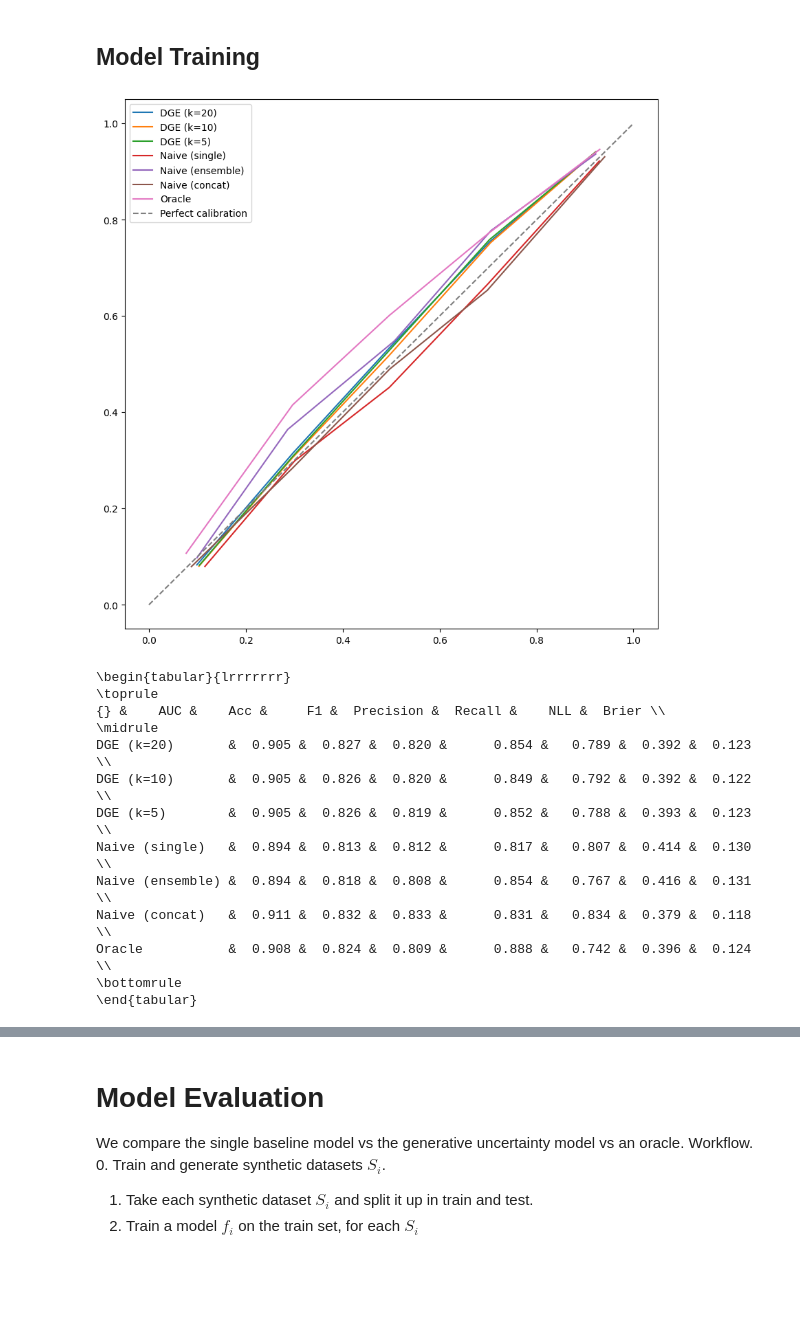
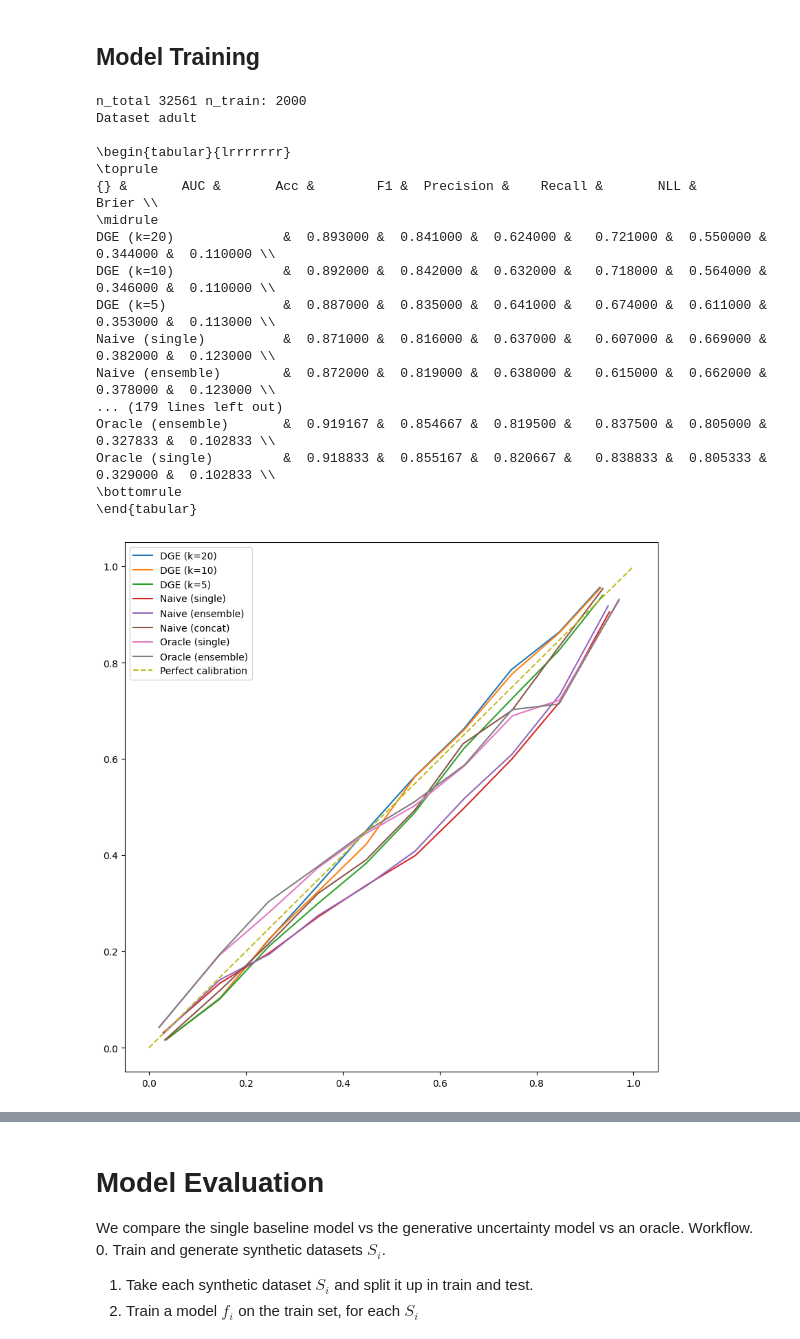
Before and after one commit to bvanbreugel/deep_generative_ensemble, a Jupyter notebook: uncertainty.ipynb, the cells around one changed output, grey strips where cells are left out. Cells and saved outputs as stored; diff of their text form; code cells hidden in the pictures; blank space fills up the shorter version.

Commit message:
results model training

```diff
--- a/uncertainty.ipynb
+++ b/uncertainty.ipynb
@@ -44,12 +44,13 @@ importlib.reload(DGE_utils)
 # %%
 from DGE_data import get_real_and_synthetic
 
-datasets = ['moons', 'cal_housing', 'seer', 'cutract', 'diabetes', 'breast_cancer', 'wine', 'iris', 'covtype']
+datasets = ['adult', 'moons', 'circles','cal_housing', 'seer', 'cutract', 'diabetes', 'breast_cancer']
 model_name = 'ctgan'  # synthetic data model
 
 nsyn = None  # number of synthetic data points per synthetic dataset. Defaults to same as generative training size if None
 p_train = None  # proportion of training data for generative model. Default values if None
 n_models = 20  # number of models in ensemble
+max_n = 2000 # maximum number of data points to use for training generative model.
 
 load = True  # results
 load_syn = True  # data
@@ -58,7 +59,7 @@ save = True  # save results and data
 verbose = False
 
 for dataset in datasets:
-
+    print('Dataset:', dataset)
     workspace_folder = os.path.join("workspace", dataset,model_name)
     results_folder = os.path.join("uncertainty_results",dataset,model_name)
 
@@ -67,9 +68,11 @@ for dataset in datasets:
                                         n_models=n_models,
                                         model_name=model_name,
                                         load_syn=load_syn,
-                                        verbose=verbose)
+                                        verbose=verbose,
+                                        max_n=max_n)
 
 
     nsyn = len(X_syns[0])
     print('Shape of each synthetic dataset:', X_syns[0].shape)
+    print('Target type:', X_gt.targettype)
 # %% [output]
@@ -91,51 +99,70 @@ Shape of each synthetic dataset: (341, 31)
 ## Model Training
 # %%
 from DGE_experiments import predictive_experiment
+import pandas as pd
+
 
 all_scores = []
+class_datasets = []
 dataset_type = 'classification'
 
 for dataset in datasets:
-
     workspace_folder = os.path.join("workspace", dataset,model_name)
     results_folder = os.path.join("uncertainty_results",dataset,model_name)
 
     X_gt, X_syns = get_real_and_synthetic(dataset=dataset,
                                         p_train=p_train,
                                         n_models=n_models,
                                         model_name=model_name,
                                         load_syn=load_syn,
-                                        verbose=verbose)
+                                        verbose=verbose,
+                                        max_n=max_n)
     if X_gt.targettype != dataset_type:
         continue
+    else:
+        class_datasets.append(dataset)
+
+    print(f'Dataset {dataset}\n')
 
     y_preds, scores = predictive_experiment(X_gt,
                       X_syns,
                       workspace_folder=workspace_folder,
                       results_folder=results_folder,
                       save=save,
-                      load=load)
+                      load=load,
+                      #ensemble_baseline=True,
+                      )
 
+    print(scores.to_latex())
 
-    print(f'Dataset {dataset}\n', scores.to_latex())
     all_scores.append(scores)
 
 print('All scores:')
-all_scores = pd.concat(all_scores)
-df_mean = all_scores.groupby(level=0).mean()
+
+def mean_across_pandas(dfs):
+    dfs = pd.concat(dfs)
+    df_mean = dfs.groupby(level=0).mean()
+    return df_mean
+
+df_mean = mean_across_pandas(all_scores)
+df_mean.round(3)
 print(df_mean.to_latex())
 # %% [output]
+n_total 32561 n_train: 2000
+Dataset adult
+
+\begin{tabular}{lrrrrrrr}
+\toprule
+{} &       AUC &       Acc &        F1 &  Precision &    Recall &       NLL &     Brier \\
+\midrule
+DGE (k=20)              &  0.893000 &  0.841000 &  0.624000 &   0.721000 &  0.550000 &  0.344000 &  0.110000 \\
+DGE (k=10)              &  0.892000 &  0.842000 &  0.632000 &   0.718000 &  0.564000 &  0.346000 &  0.110000 \\
+DGE (k=5)               &  0.887000 &  0.835000 &  0.641000 &   0.674000 &  0.611000 &  0.353000 &  0.113000 \\
+Naive (single)          &  0.871000 &  0.816000 &  0.637000 &   0.607000 &  0.669000 &  0.382000 &  0.123000 \\
+Naive (ensemble)        &  0.872000 &  0.819000 &  0.638000 &   0.615000 &  0.662000 &  0.378000 &  0.123000 \\
+... (179 lines left out)
+Oracle (ensemble)       &  0.919167 &  0.854667 &  0.819500 &   0.837500 &  0.805000 &  0.327833 &  0.102833 \\
+Oracle (single)         &  0.918833 &  0.855167 &  0.820667 &   0.838833 &  0.805333 &  0.329000 &  0.102833 \\
+\bottomrule
+\end{tabular}
-[figure, old version]
+[figure, new version]
-\begin{tabular}{lrrrrrrr}
-\toprule
-{} &    AUC &    Acc &     F1 &  Precision &  Recall &    NLL &  Brier \\
-\midrule
-DGE (k=20)       &  0.905 &  0.827 &  0.820 &      0.854 &   0.789 &  0.392 &  0.123 \\
-DGE (k=10)       &  0.905 &  0.826 &  0.820 &      0.849 &   0.792 &  0.392 &  0.122 \\
-DGE (k=5)        &  0.905 &  0.826 &  0.819 &      0.852 &   0.788 &  0.393 &  0.123 \\
-Naive (single)   &  0.894 &  0.813 &  0.812 &      0.817 &   0.807 &  0.414 &  0.130 \\
-Naive (ensemble) &  0.894 &  0.818 &  0.808 &      0.854 &   0.767 &  0.416 &  0.131 \\
-Naive (concat)   &  0.911 &  0.832 &  0.833 &      0.831 &   0.834 &  0.379 &  0.118 \\
-Oracle           &  0.908 &  0.824 &  0.809 &      0.888 &   0.742 &  0.396 &  0.124 \\
-\bottomrule
-\end{tabular}
```
Also changed, not shown: parts of 6 cells of this notebook.
